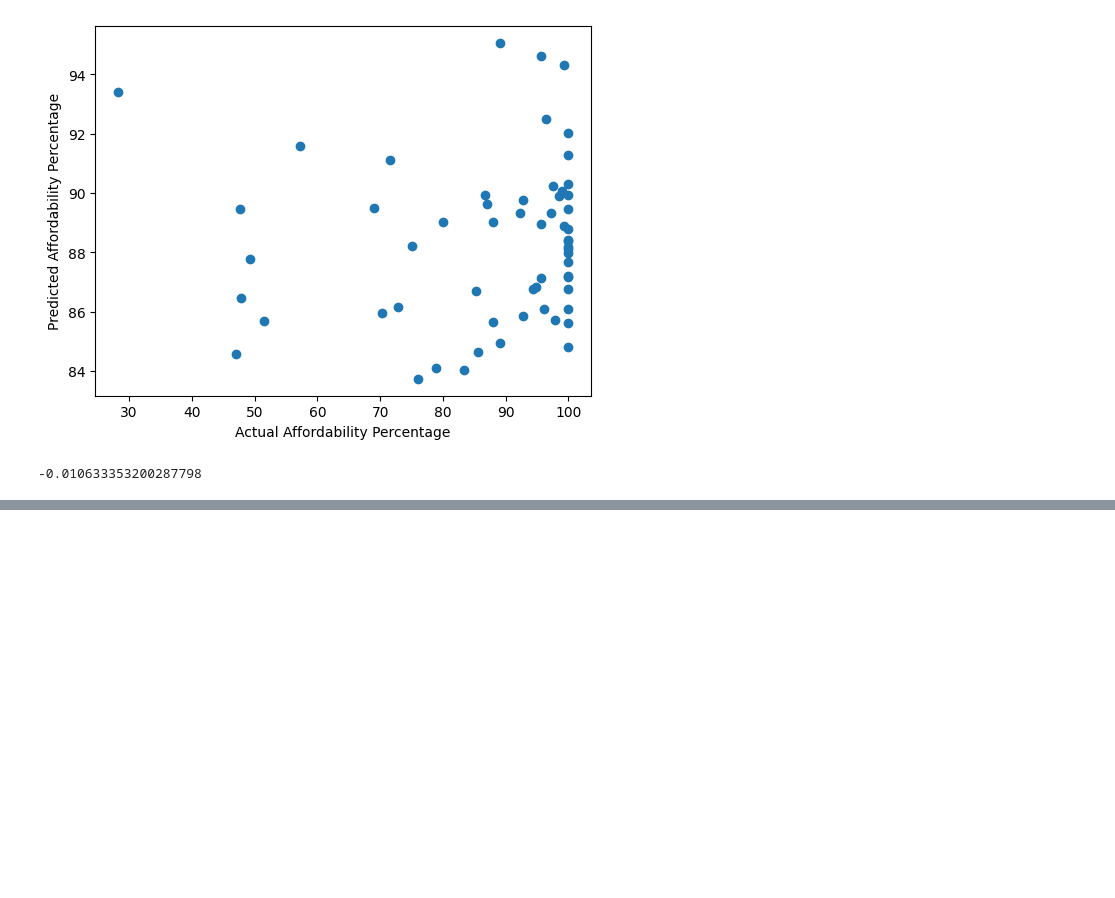
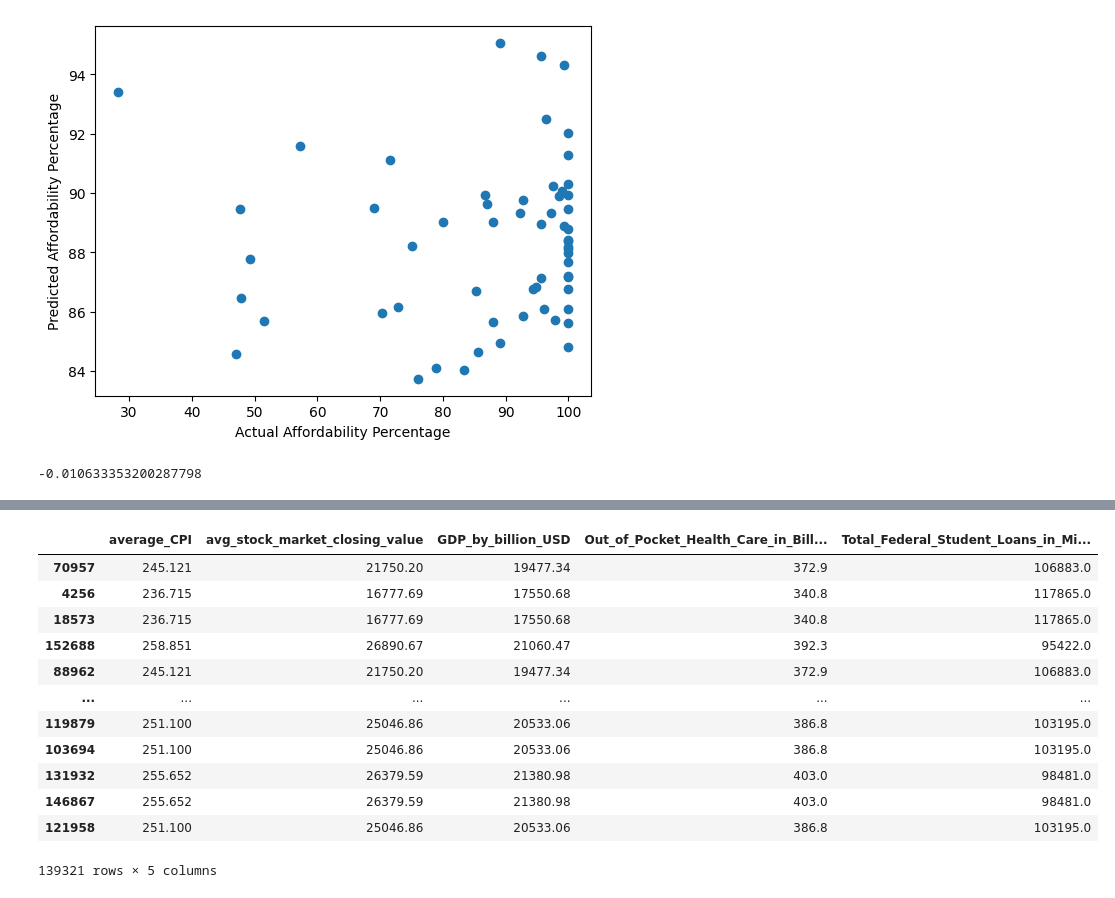
Before and after one commit to JessiPool/KaggleXProject, a Jupyter notebook: regressiontesting.ipynb, the cells around one changed output, grey strips where cells are left out. Saved outputs shown, nothing was run; the diff lists cells and outputs as text; code cells hidden in the pictures; blank space fills up the shorter version.

```diff
--- a/regressiontesting.ipynb
+++ b/regressiontesting.ipynb
@@ -562,0 +492,2 @@ log_strt
+# %%
+y = log_strt['affordability']
@@ -562,0 +496,18 @@ log_strt
+# %%
+X_train, X_test, y_train, y_test = train_test_split(X, y, test_size = 0.2, random_state = 42)
+# %%
+X_train
+# %% [output]
+|  | average_CPI | avg_stock_market_closing_value | GDP_by_billion_USD | Out_of_Pocket_Health_Care_in_Bill... | Total_Federal_Student_Loans_in_Mi... |
+| 70957 | 245.121 | 21750.20 | 19477.34 | 372.9 | 106883.0 |
+| 4256 | 236.715 | 16777.69 | 17550.68 | 340.8 | 117865.0 |
+| 18573 | 236.715 | 16777.69 | 17550.68 | 340.8 | 117865.0 |
+| 152688 | 258.851 | 26890.67 | 21060.47 | 392.3 | 95422.0 |
+| 88962 | 245.121 | 21750.20 | 19477.34 | 372.9 | 106883.0 |
+| ... | ... | ... | ... | ... | ... |
+| 119879 | 251.100 | 25046.86 | 20533.06 | 386.8 | 103195.0 |
+| 103694 | 251.100 | 25046.86 | 20533.06 | 386.8 | 103195.0 |
+| 131932 | 255.652 | 26379.59 | 21380.98 | 403.0 | 98481.0 |
+| 146867 | 255.652 | 26379.59 | 21380.98 | 403.0 | 98481.0 |
+| 121958 | 251.100 | 25046.86 | 20533.06 | 386.8 | 103195.0 |
+139321 rows × 5 columns
```
Also changed, not shown: parts of 28 cells of this notebook.
